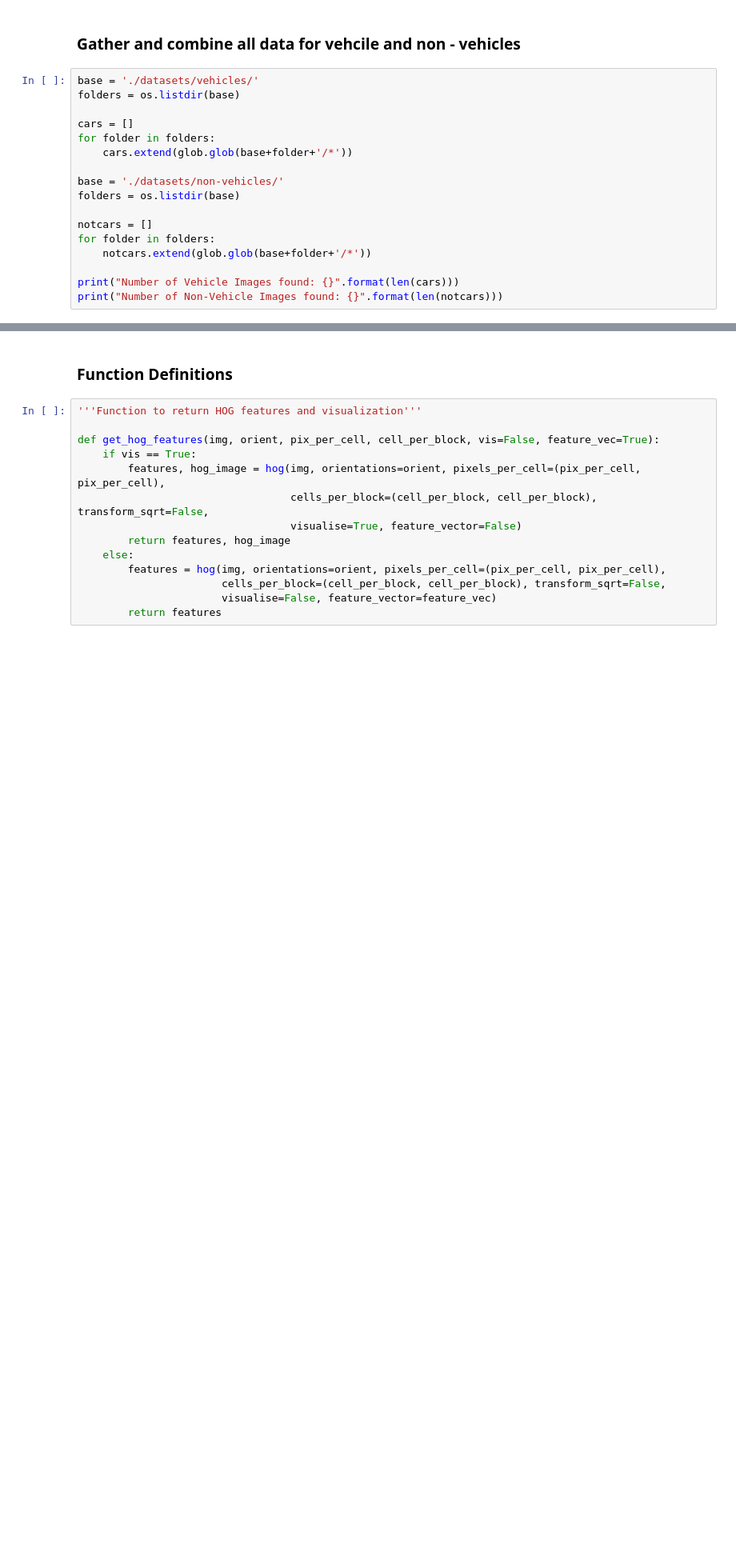
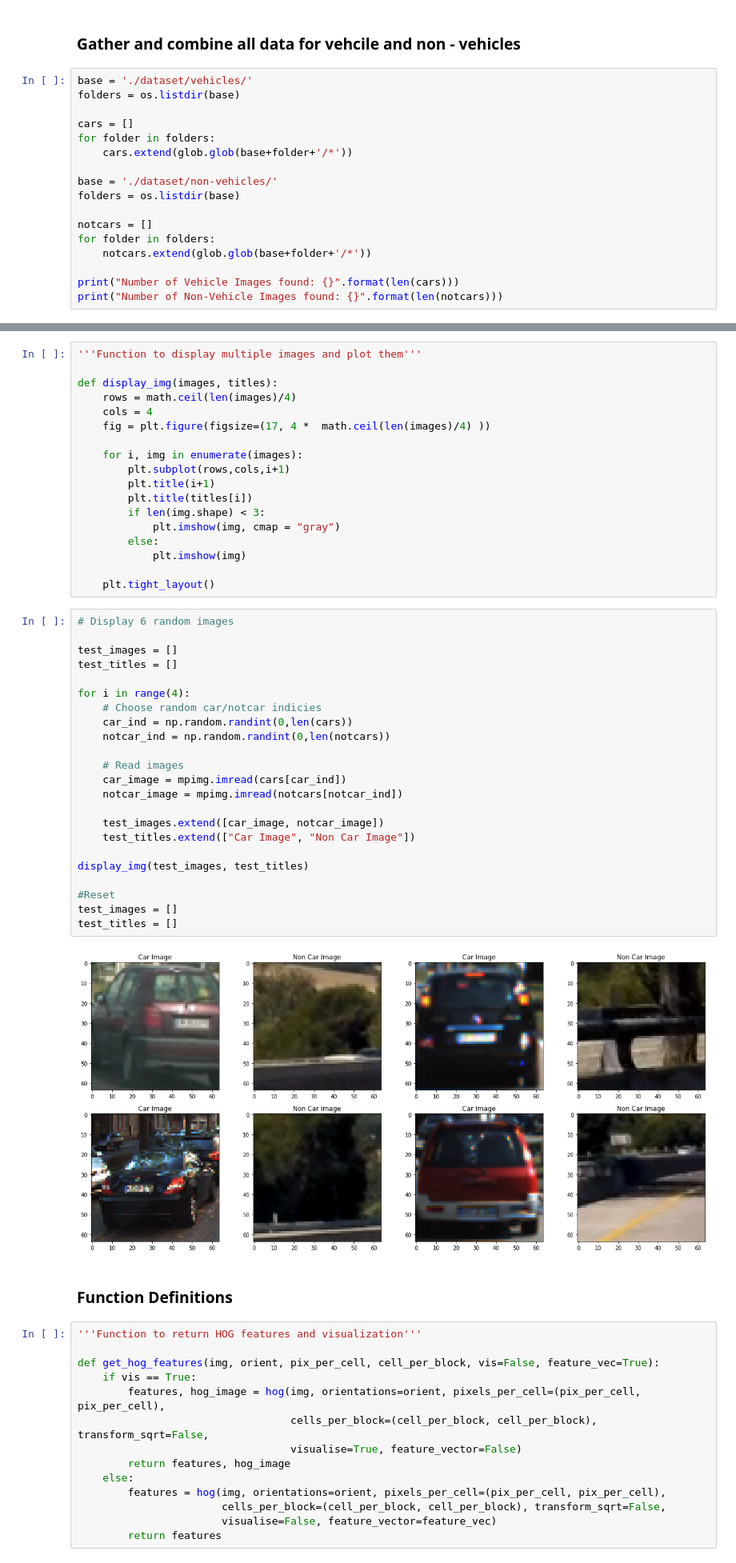
Before and after one commit to laa-1-yay/Vehicle-detection-and-tracking, a Jupyter notebook: vehicle_tracking.ipynb, the cells around one changed output, grey strips where cells are left out. Shown: that part at 80% size. Cells and saved outputs as stored; diff of their text form; blank space fills up the shorter version.

Commit message:
Add display data and HOG vizualization

```diff
--- a/vehicle_tracking.ipynb
+++ b/vehicle_tracking.ipynb
@@ -30,14 +37,14 @@ from sklearn.model_selection import train_test_split
 # %% [markdown]
 ### Gather and combine all data for vehcile and non - vehicles
 # %%
-base = './datasets/vehicles/'
+base = './dataset/vehicles/'
 folders = os.listdir(base)
 
 cars = []
 for folder in folders:
     cars.extend(glob.glob(base+folder+'/*'))
 
-base = './datasets/non-vehicles/'
+base = './dataset/non-vehicles/'
 folders = os.listdir(base)
 
 notcars = []
@@ -49,3 +59,46 @@ print("Number of Non-Vehicle Images found: {}".format(len(notcars)))
+# %%
+'''Function to display multiple images and plot them'''
+
+def display_img(images, titles):
+    rows = math.ceil(len(images)/4)
+    cols = 4
+    fig = plt.figure(figsize=(17, 4 *  math.ceil(len(images)/4) ))
+
+    for i, img in enumerate(images):
+        plt.subplot(rows,cols,i+1)
+        plt.title(i+1)
+        plt.title(titles[i])
+        if len(img.shape) < 3:
+            plt.imshow(img, cmap = "gray")
+        else:
+            plt.imshow(img)
+
+    plt.tight_layout()
+# %%
+# Display 6 random images
+
+test_images = []
+test_titles = []
+
+for i in range(4):
+    # Choose random car/notcar indicies
+    car_ind = np.random.randint(0,len(cars))
+    notcar_ind = np.random.randint(0,len(notcars))
+
+    # Read images
+    car_image = mpimg.imread(cars[car_ind])
+    notcar_image = mpimg.imread(notcars[notcar_ind])
+
+    test_images.extend([car_image, notcar_image])
+    test_titles.extend(["Car Image", "Non Car Image"])
+
+display_img(test_images, test_titles)
+
+#Reset
+test_images = []
+test_titles = []
+# %% [output]
+[figure, added]
 # %% [markdown]
 ### Function Definitions
 # %%
```
Also changed, not shown: parts of 5 cells of this notebook.
